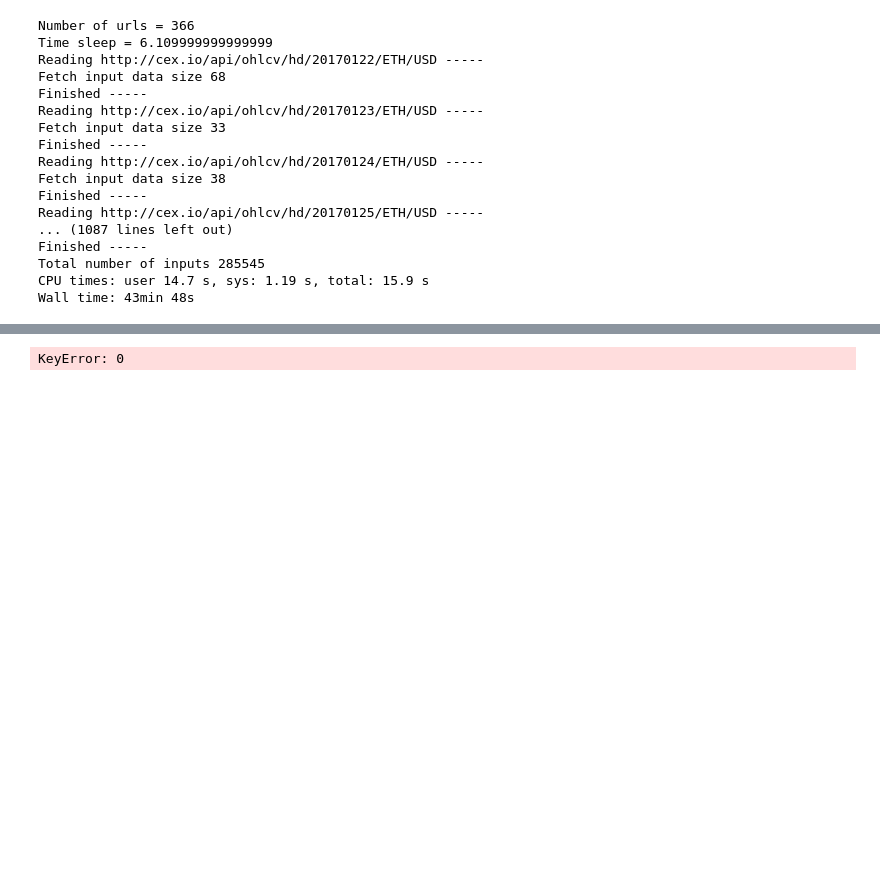
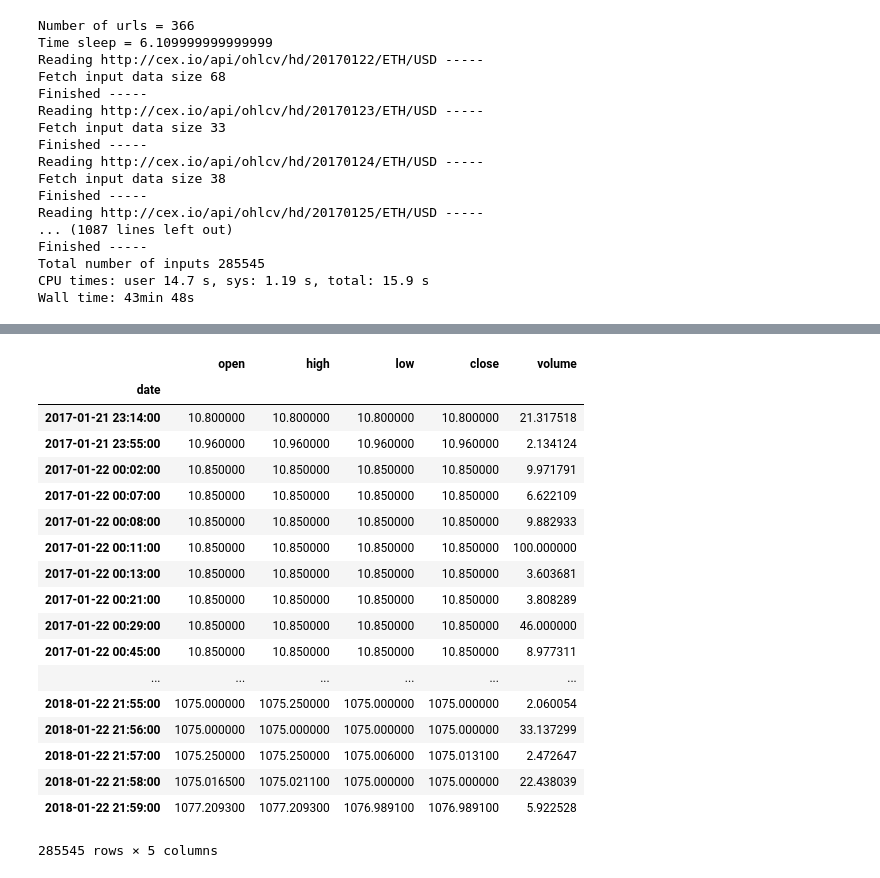
Before and after one commit to 3dhardgamer/TrabalhoFinalCursoPython_FGV, a Jupyter notebook: Test.ipynb, the cells around one changed output, grey strips where cells are left out. Saved outputs shown, nothing was run; the diff lists cells and outputs as text; code cells hidden in the pictures; blank space fills up the shorter version.

Commit message:
Datetime fixed.

```diff
--- a/Test.ipynb
+++ b/Test.ipynb
@@ -132,9 +155,30 @@ pickle.dump(cex_eth_eur, open(file_ohlcv_eth_eur, "wb"))
 # %%
-df = pd.read_json(cex_ethusd)
-file_ohlcv_eth_usd = "ohlcv_eth_usd.pkl"
-pickle.dump(cex_eth_usd, open(file_ohlcv_eth_usd, "wb"))df.columns = ['date', 'open', 'high', 'low', 'close', 'volume']
+df = pd.read_json(loaded_ohlcv_eth_usd)
+df.columns = ['date', 'open', 'high', 'low', 'close', 'volume']
-# %%
-df[0] = datetime.datetime.fromtimestamp(df[0])
-df.set_index(0)
-# %% [output]
-KeyError: 0
+# %%
+format_date = lambda x: datetime.datetime.fromtimestamp(x)
+df['date'] = pd.to_datetime(df['date'].apply(format_date))
+# %%
+df.set_index('date', inplace = True)
+# %%
+df
+# %% [output]
+|  | open | high | low | close | volume |
+| date |  |  |  |  |  |
+| 2017-01-21 23:14:00 | 10.800000 | 10.800000 | 10.800000 | 10.800000 | 21.317518 |
+| 2017-01-21 23:55:00 | 10.960000 | 10.960000 | 10.960000 | 10.960000 | 2.134124 |
+| 2017-01-22 00:02:00 | 10.850000 | 10.850000 | 10.850000 | 10.850000 | 9.971791 |
+| 2017-01-22 00:07:00 | 10.850000 | 10.850000 | 10.850000 | 10.850000 | 6.622109 |
+| 2017-01-22 00:08:00 | 10.850000 | 10.850000 | 10.850000 | 10.850000 | 9.882933 |
+| 2017-01-22 00:11:00 | 10.850000 | 10.850000 | 10.850000 | 10.850000 | 100.000000 |
+| 2017-01-22 00:13:00 | 10.850000 | 10.850000 | 10.850000 | 10.850000 | 3.603681 |
+| 2017-01-22 00:21:00 | 10.850000 | 10.850000 | 10.850000 | 10.850000 | 3.808289 |
+| 2017-01-22 00:29:00 | 10.850000 | 10.850000 | 10.850000 | 10.850000 | 46.000000 |
+| 2017-01-22 00:45:00 | 10.850000 | 10.850000 | 10.850000 | 10.850000 | 8.977311 |
+| ... | ... | ... | ... | ... | ... |
+| 2018-01-22 21:55:00 | 1075.000000 | 1075.250000 | 1075.000000 | 1075.000000 | 2.060054 |
+| 2018-01-22 21:56:00 | 1075.000000 | 1075.000000 | 1075.000000 | 1075.000000 | 33.137299 |
+| 2018-01-22 21:57:00 | 1075.250000 | 1075.250000 | 1075.006000 | 1075.013100 | 2.472647 |
+| 2018-01-22 21:58:00 | 1075.016500 | 1075.021100 | 1075.000000 | 1075.000000 | 22.438039 |
+| 2018-01-22 21:59:00 | 1077.209300 | 1077.209300 | 1076.989100 | 1076.989100 | 5.922528 |
+285545 rows × 5 columns
```
Also changed, not shown: parts of 7 cells of this notebook.
